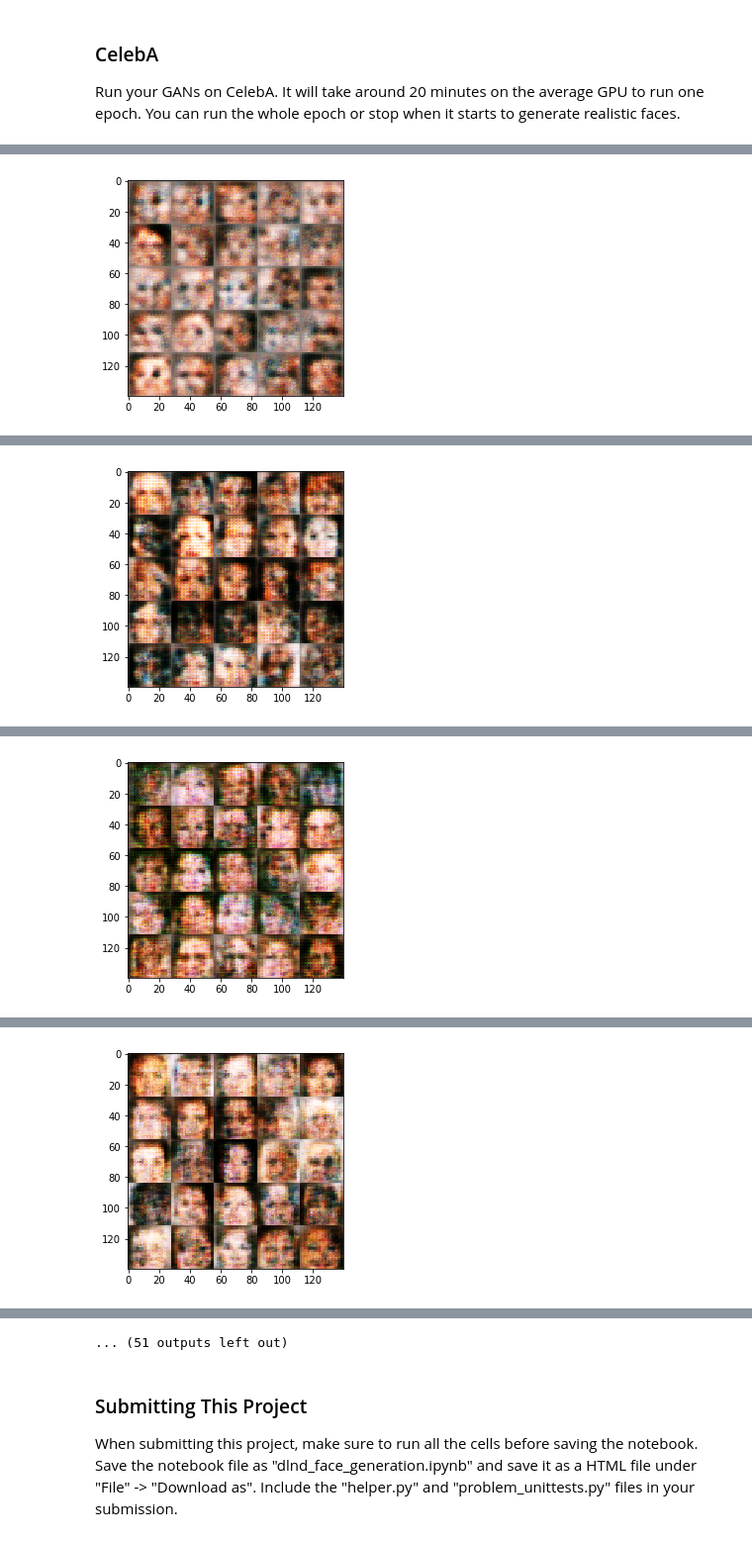
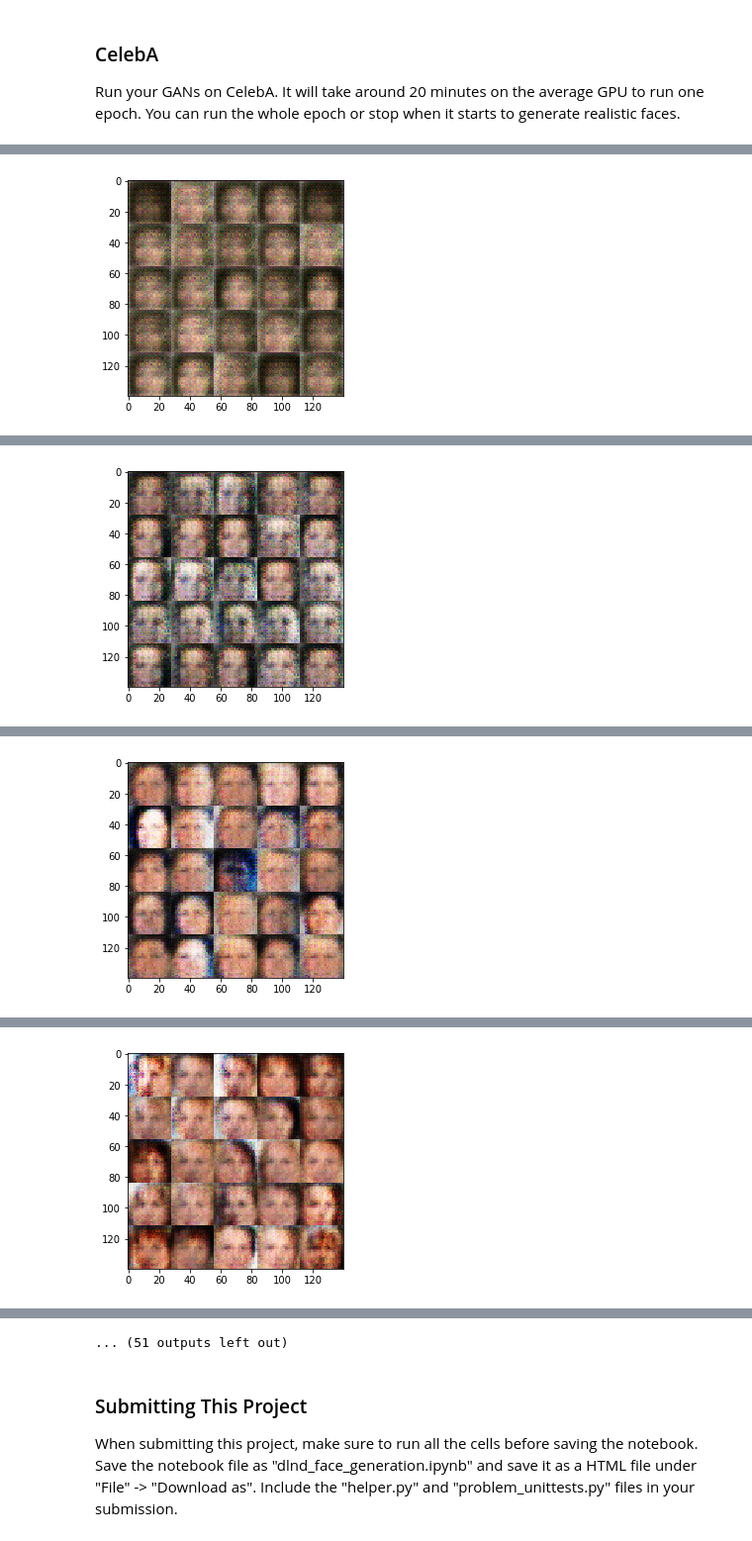
Before and after one commit to wrangel/dlnd4_faceGeneration, a Jupyter notebook: dlnd_face_generation.ipynb, the cells around one changed output, grey strips where cells are left out. Shown at 99% size. Cells and saved outputs as stored; diff of their text form; code cells hidden in the pictures.

```diff
--- a/dlnd_face_generation.ipynb
+++ b/dlnd_face_generation.ipynb
@@ -13,7 +13,7 @@ If you're using [FloydHub](https://www.floydhub.com/), set `data_dir` to "/input
 data_dir = './data'
 
 # FloydHub - Use with data ID "R5KrjnANiKVhLWAkpXhNBe"
-data_dir = '/input'
+#data_dir = '/input'
 
 
 """
@@ -142,25 +143,31 @@ def discriminator(images, reuse=False, alpha=0.1):
     with tf.variable_scope("discriminator", reuse=reuse):
         # Input layer shape is 28x28x3
 
-        # Conv layer 1, resulting in 14x14x64
-        l1 = tf.layers.conv2d(images, 64, 5, strides=2, padding="same")
+        # Conv layer, resulting in 14x14x64
+        tf.contrib.layers.convolution2d
+        x = tf.layers.conv2d(images, 64, 5, strides=2, padding="same")
         # According to Matt's suggestion, do not use batch normalization in layer 1
-        # Leaky relu 1
-        relu1 = tf.maximum(alpha * l1, l1)
+        # Leaky relu
+        x = tf.maximum(alpha * x, x)
 
-        # Conv layer 2, resulting in 7x7x128
-        l2 = tf.layers.conv2d(l1, 128, 5, strides=2, padding="same")
+        # Conv layer, resulting in 7x7x128
+        x = tf.layers.conv2d(x, 128, 5, strides=2, padding="same")
         # Batch normalization
-        bn2 = tf.layers.batch_normalization(l2, training=True)
-        relu2 = tf.maximum(alpha * bn2, bn2)
+        x = tf.layers.batch_normalization(x, training=True)
+        x = tf.maximum(alpha * x, x)
 
-        # Conv layer 3, resulting in 4x4x256
-        l3 = tf.layers.conv2d(l2, 256, 5, strides=2, padding="same")
-        bn3 = tf.layers.batch_normalization(l3, training=True)
-        relu3 = tf.maximum(alpha * bn3, bn3)
+        # Conv layer, resulting in 4x4x256
+        x = tf.layers.conv2d(x, 256, 5, strides=2, padding="same")
+        x = tf.layers.batch_normalization(x, training=True)
+        x = tf.maximum(alpha * x, x)
+
+        # Conv layer, resulting in 2x2x512
+        x = tf.layers.conv2d(x, 512, 5, strides=2, padding="same")
+        x = tf.layers.batch_normalization(x, training=True)
+        x = tf.maximum(alpha * x, x)
 
         # Flattening layer
-        flat = tf.reshape(relu3, (-1, 4*4*256))
+        flat = tf.contrib.layers.flatten(x)
         logits = tf.layers.dense(flat, 1)
         out = tf.sigmoid(logits)
 
@@ -368,7 +381,10 @@ def train(epoch_count, batch_size, z_dim, learning_rate, beta1, get_batches, dat
 
                 # Run optimizers
                 _ = sess.run(d_opt, feed_dict={input_real: batch_images, input_z: batch_z})
-                _ = sess.run(g_opt, feed_dict={input_z: batch_z, input_real: batch_images})
+
+                # Run optimizer for generator twice to make sure that the discriminator loss does not go to zero
+                for gen_opt_run in range(2):
+                    _ = sess.run(g_opt, feed_dict={input_z: batch_z, input_real: batch_images})
 
                 # Get the losses and print them out
                 if steps % print_every == 0:
@@ -474,8 +490,8 @@ Run your GANs on CelebA.  It will take around 20 minutes on the average GPU to r
 # %%
 batch_size = 64
 z_dim = 100
-learning_rate = 0.0001
-beta1 = 0.5
+learning_rate = 0.0002
+beta1 = 0.4
 
 
 """
@@ -501 +517 @@ Epoch 1/1... Discriminator loss: 0.8751... Generator loss: 1.6970
-[figure, old version]
+[figure, new version]
@@ -512 +528 @@ Epoch 1/1... Discriminator loss: 1.2958... Generator loss: 0.7897
-[figure, old version]
+[figure, new version]
@@ -523 +539 @@ Epoch 1/1... Discriminator loss: 1.2503... Generator loss: 1.1344
-[figure, old version]
+[figure, new version]
@@ -534 +550 @@ Epoch 1/1... Discriminator loss: 1.2583... Generator loss: 0.8750
-[figure, old version]
+[figure, new version]
```
Also changed, not shown: parts of 6 cells of this notebook, 2 other files.
